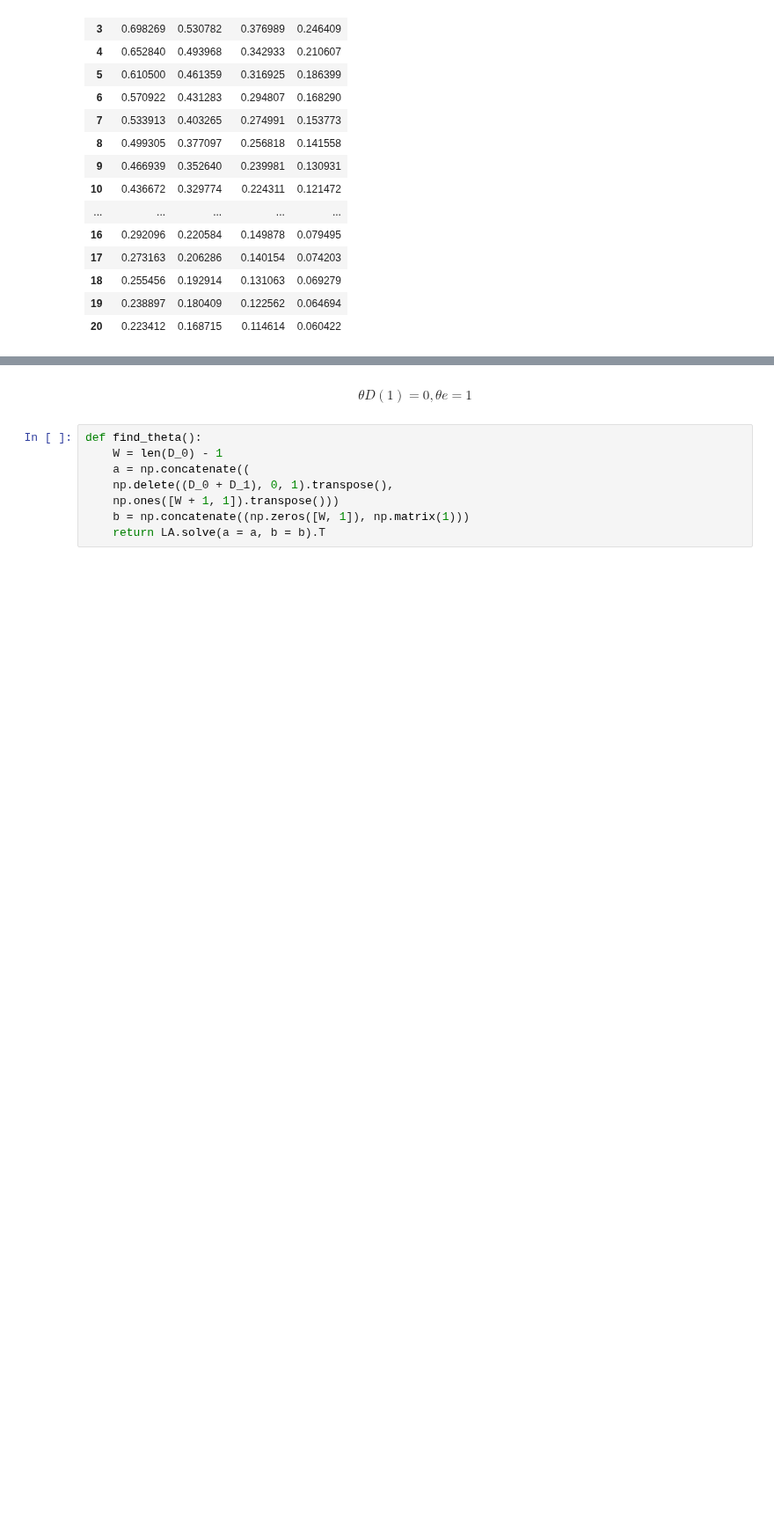
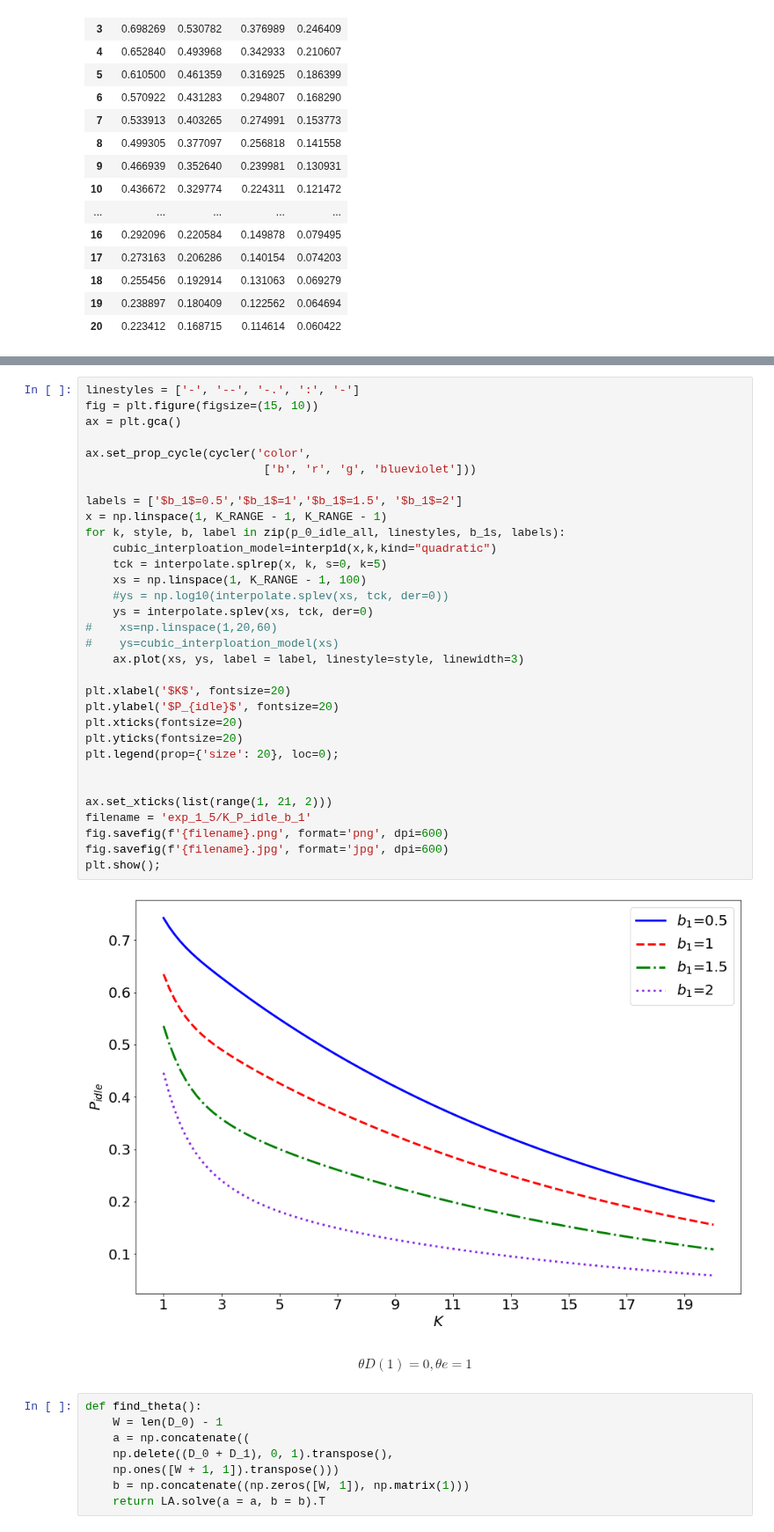
Before and after one commit to l3LlFF/course, a Jupyter notebook: conda/Untitled.ipynb, the cells around one changed output, grey strips where cells are left out. Shown at 88% size. Cells and saved outputs as stored; diff of their text form; blank space fills up the shorter version.

```diff
--- a/conda/Untitled.ipynb
+++ b/conda/Untitled.ipynb
@@ -1264,3 +1308,37 @@ df_P_energy
+# %%
+linestyles = ['-', '--', '-.', ':', '-']
+fig = plt.figure(figsize=(15, 10))
+ax = plt.gca()
+
+ax.set_prop_cycle(cycler('color',
+                          ['b', 'r', 'g', 'blueviolet']))
+
+labels = ['$b_1$=0.5','$b_1$=1','$b_1$=1.5', '$b_1$=2']
+x = np.linspace(1, K_RANGE - 1, K_RANGE - 1)
+for k, style, b, label in zip(p_0_idle_all, linestyles, b_1s, labels):
+    cubic_interploation_model=interp1d(x,k,kind="quadratic")
+    tck = interpolate.splrep(x, k, s=0, k=5)
+    xs = np.linspace(1, K_RANGE - 1, 100)
+    #ys = np.log10(interpolate.splev(xs, tck, der=0))
+    ys = interpolate.splev(xs, tck, der=0)
+#    xs=np.linspace(1,20,60)
+#    ys=cubic_interploation_model(xs)
+    ax.plot(xs, ys, label = label, linestyle=style, linewidth=3)
+
+plt.xlabel('$K$', fontsize=20)
+plt.ylabel('$P_{idle}$', fontsize=20)
+plt.xticks(fontsize=20)
+plt.yticks(fontsize=20)
+plt.legend(prop={'size': 20}, loc=0);
+
+
+ax.set_xticks(list(range(1, 21, 2)))
+filename = 'exp_1_5/K_P_idle_b_1'
+fig.savefig(f'{filename}.png', format='png', dpi=600)
+fig.savefig(f'{filename}.jpg', format='jpg', dpi=600)
+plt.show();
+# %% [output]
+[figure, added]
 # %% [markdown]
 $$\theta D(1)=0, \theta e = 1$$
 # %%
```
Also changed, not shown: parts of 11 cells of this notebook, 10 other files.
